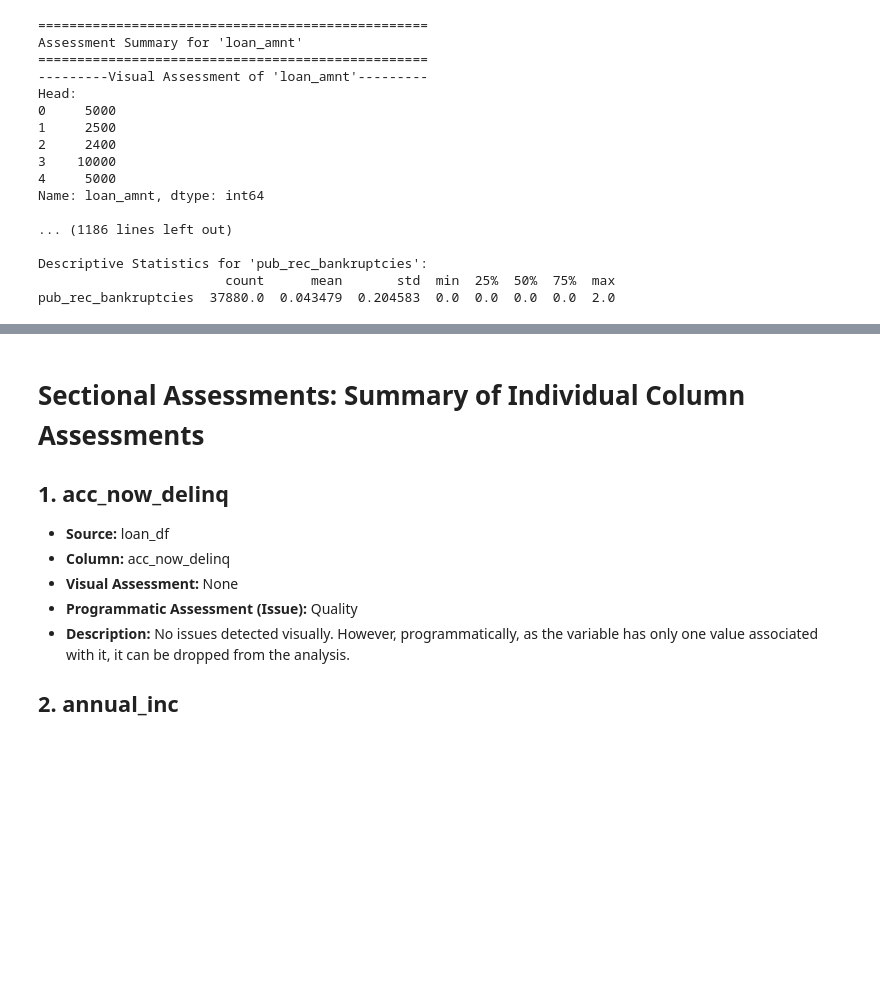
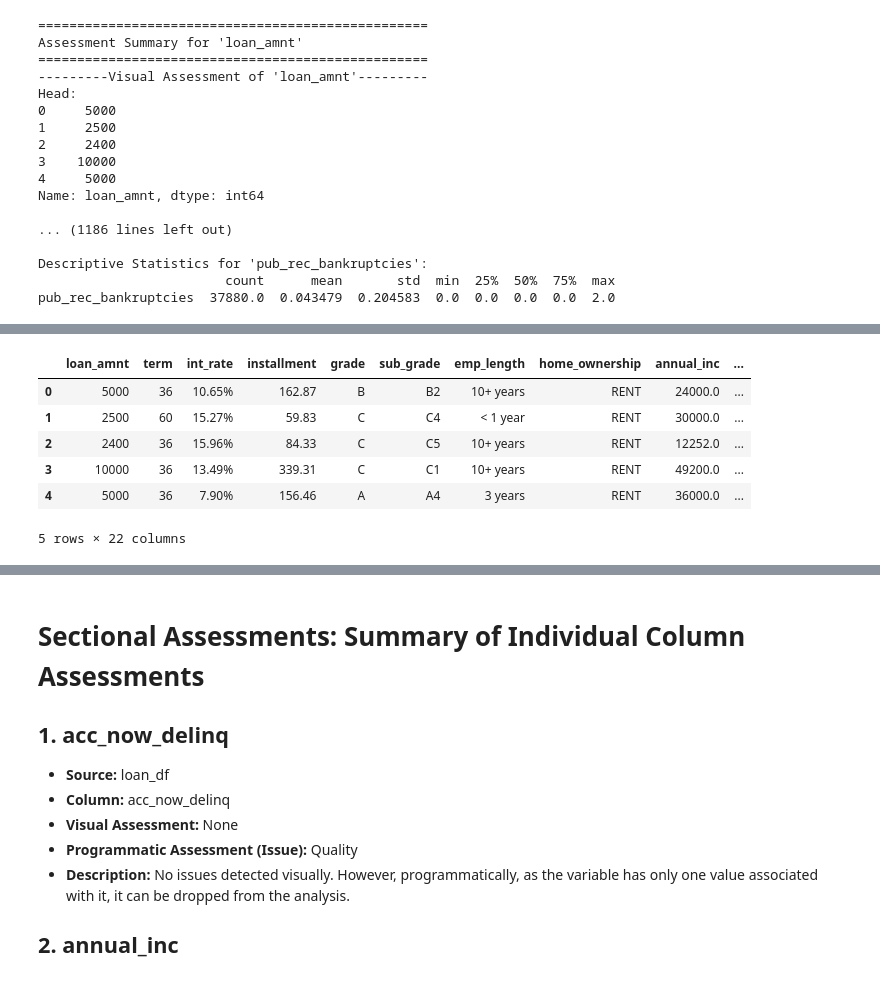
Before and after one commit to SouhardyaBiswas/Lending_Club_CaseStudy, a Jupyter notebook: code/Lending_Club_Case_Study.ipynb, the cells around one changed output, grey strips where cells are left out. Drawn from its saved outputs; the diff is of its cells as text; code cells hidden in the pictures; blank space fills up the shorter version.

```diff
--- a/code/Lending_Club_Case_Study.ipynb
+++ b/code/Lending_Club_Case_Study.ipynb
@@ -731,0 +777,36 @@ pub_rec_bankruptcies  37880.0  0.043479  0.204583  0.0  0.0  0.0  0.0  2.0
+# %%
+def remove_outliers_by_median(dataframe, column_name):
+    """
+    Remove outliers from a specific column using the median method.
+
+    Parameters:
+    - dataframe: pandas DataFrame, the input DataFrame
+    - column_name: str, the name of the column for which outliers should be removed
+
+    Returns:
+    - cleaned_dataframe: pandas DataFrame, the DataFrame with outliers removed
+    """
+    # Calculate the median and interquartile range (IQR) for the specified column
+    median_value = dataframe[column_name].median()
+    q1 = dataframe[column_name].quantile(0.25)
+    q3 = dataframe[column_name].quantile(0.75)
+    iqr = q3 - q1
+
+    # Define the lower and upper bounds for outlier removal
+    lower_bound = q1 - 1.5 * iqr
+    upper_bound = q3 + 1.5 * iqr
+
+    # Remove outliers
+    cleaned_dataframe = dataframe[(dataframe[column_name] >= lower_bound) & (dataframe[column_name] <= upper_bound)]
+
+    return cleaned_dataframe
+
+columns_to_remove_outliers = ['loan_amnt', 'installment', 'annual_inc', 'open_acc', 'total_acc']
+
+# Apply outlier removal
+for column in columns_to_remove_outliers:
+    loanData = remove_outliers_by_median(loanData, column)
+
+# Print summary statistics after outlier removal
+print("\nSummary Statistics AFTER Outlier Removal:")
+print(loanData[columns_to_remove_outliers].describe())
@@ -731,0 +876,10 @@ pub_rec_bankruptcies  37880.0  0.043479  0.204583  0.0  0.0  0.0  0.0  2.0
+# %%
+loanData.head()
+# %% [output]
+|  | loan_amnt | term | int_rate | installment | grade | sub_grade | emp_length | home_ownership | annual_inc | ... |
+| 0 | 5000 | 36 | 10.65% | 162.87 | B | B2 | 10+ years | RENT | 24000.0 | ... |
+| 1 | 2500 | 60 | 15.27% | 59.83 | C | C4 | < 1 year | RENT | 30000.0 | ... |
+| 2 | 2400 | 36 | 15.96% | 84.33 | C | C5 | 10+ years | RENT | 12252.0 | ... |
+| 3 | 10000 | 36 | 13.49% | 339.31 | C | C1 | 10+ years | RENT | 49200.0 | ... |
+| 4 | 5000 | 36 | 7.90% | 156.46 | A | A4 | 3 years | RENT | 36000.0 | ... |
+5 rows × 22 columns
```
Also changed, not shown: parts of 18 cells of this notebook.
